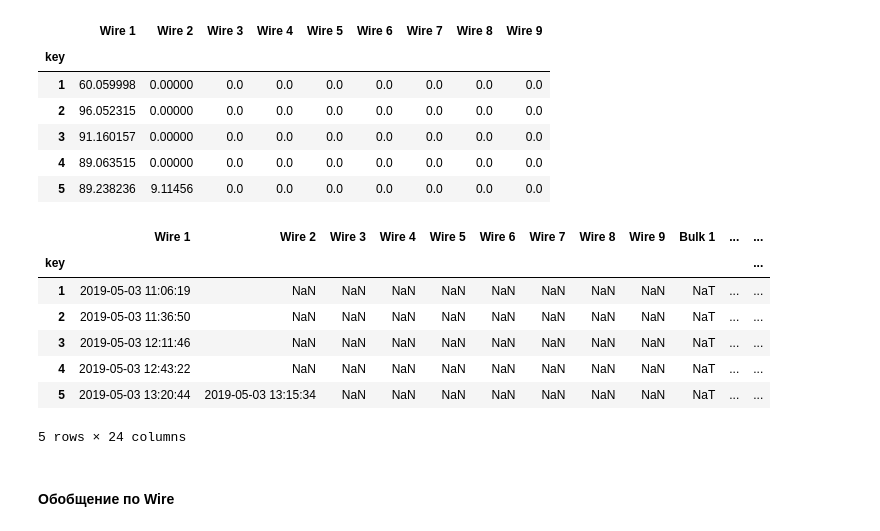
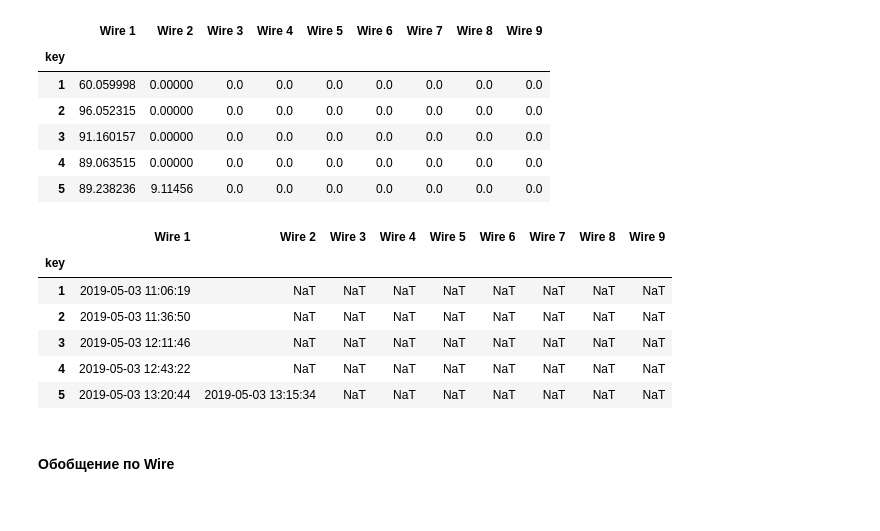
Before and after one commit to AleksTurov/Data-Science, a Jupyter notebook: industry_steel/industry steel.ipynb, the cells around one changed output. Drawn from its saved outputs; the diff is of its cells as text; code cells hidden in the pictures.

```diff
--- a/industry_steel/industry steel.ipynb
+++ b/industry_steel/industry steel.ipynb
@@ -518,22 +535,22 @@ wire.head()
 # %%
 # Проиндексируем по номерам партий:
 wire_time.set_index('key', inplace = True)
+
 # Изменим формат времени на datime
 wire_columns = ['Wire 1', 'Wire 2', 'Wire 3', 'Wire 4', 'Wire 5', 'Wire 6', 'Wire 7', 'Wire 8', 'Wire 9']
 
-for col in bulk_columns:
-    wire_time[col] = pd.to_datetime(bulk_time[col])
+for col in wire_columns:
+    wire_time[col] = pd.to_datetime(wire_time[col])
 
 wire_time.head()
 # %% [output]
-|  | Wire 1 | Wire 2 | Wire 3 | Wire 4 | Wire 5 | Wire 6 | Wire 7 | Wire 8 | Wire 9 | Bulk 1 | ... | ... |
-| key |  |  |  |  |  |  |  |  |  |  |  | ... |
-| 1 | 2019-05-03 11:06:19 | NaN | NaN | NaN | NaN | NaN | NaN | NaN | NaN | NaT | ... | ... |
-| 2 | 2019-05-03 11:36:50 | NaN | NaN | NaN | NaN | NaN | NaN | NaN | NaN | NaT | ... | ... |
-| 3 | 2019-05-03 12:11:46 | NaN | NaN | NaN | NaN | NaN | NaN | NaN | NaN | NaT | ... | ... |
-| 4 | 2019-05-03 12:43:22 | NaN | NaN | NaN | NaN | NaN | NaN | NaN | NaN | NaT | ... | ... |
-| 5 | 2019-05-03 13:20:44 | 2019-05-03 13:15:34 | NaN | NaN | NaN | NaN | NaN | NaN | NaN | NaT | ... | ... |
+|  | Wire 1 | Wire 2 | Wire 3 | Wire 4 | Wire 5 | Wire 6 | Wire 7 | Wire 8 | Wire 9 |
+| key |  |  |  |  |  |  |  |  |  |
+| 1 | 2019-05-03 11:06:19 | NaT | NaT | NaT | NaT | NaT | NaT | NaT | NaT |
+| 2 | 2019-05-03 11:36:50 | NaT | NaT | NaT | NaT | NaT | NaT | NaT | NaT |
+| 3 | 2019-05-03 12:11:46 | NaT | NaT | NaT | NaT | NaT | NaT | NaT | NaT |
+| 4 | 2019-05-03 12:43:22 | NaT | NaT | NaT | NaT | NaT | NaT | NaT | NaT |
+| 5 | 2019-05-03 13:20:44 | 2019-05-03 13:15:34 | NaT | NaT | NaT | NaT | NaT | NaT | NaT |
-5 rows × 24 columns
 # %% [markdown]
 #### Обобщение по Wire
 # %% [markdown]
```
Also changed, not shown: parts of 26 cells of this notebook.
